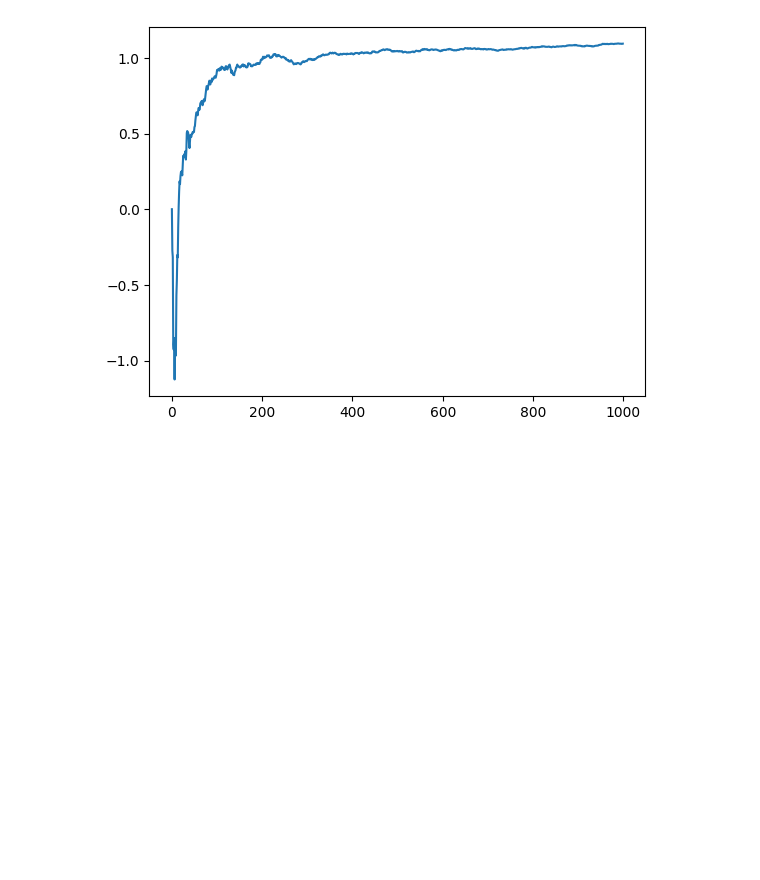
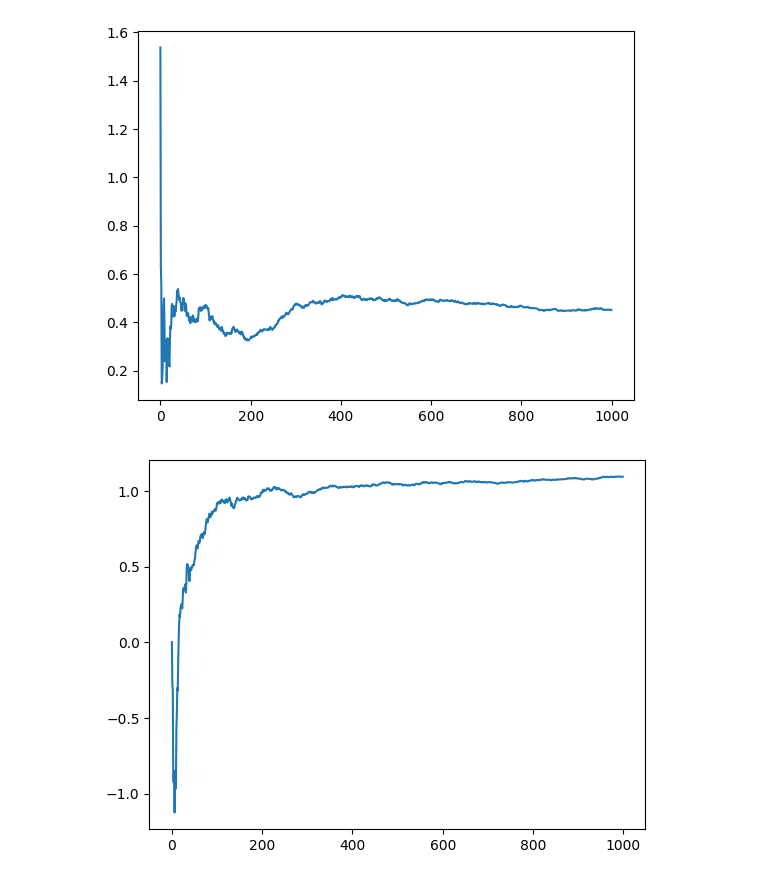
Before and after one commit to 19900311/learning, a Jupyter notebook: tf-agents/MAB.ipynb, the cells around one changed output. Saved outputs shown, nothing was run; the diff lists cells and outputs as text; code cells hidden in the pictures; blank space fills up the shorter version.

```diff
--- a/tf-agents/MAB.ipynb
+++ b/tf-agents/MAB.ipynb
@@ -192,3 +248,8 @@ train_bandit(agent, env, num_iterations, metrics)
+# %%
+plt.plot(history[0])
+plt.show()
+# %% [output]
+[figure, added]
 # %%
 agent = BanditAgent()
 environment = TenArmedTestbed()
```
Also changed, not shown: parts of 8 cells of this notebook.
